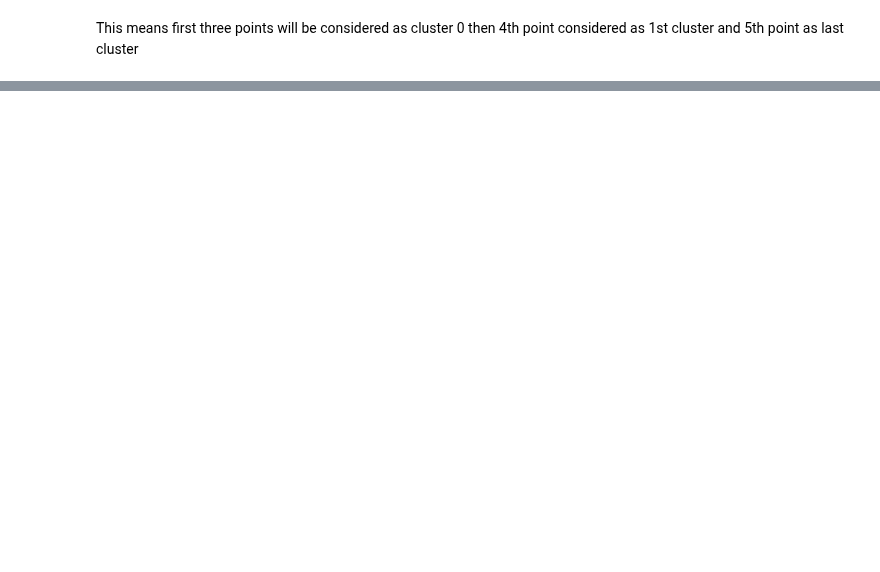
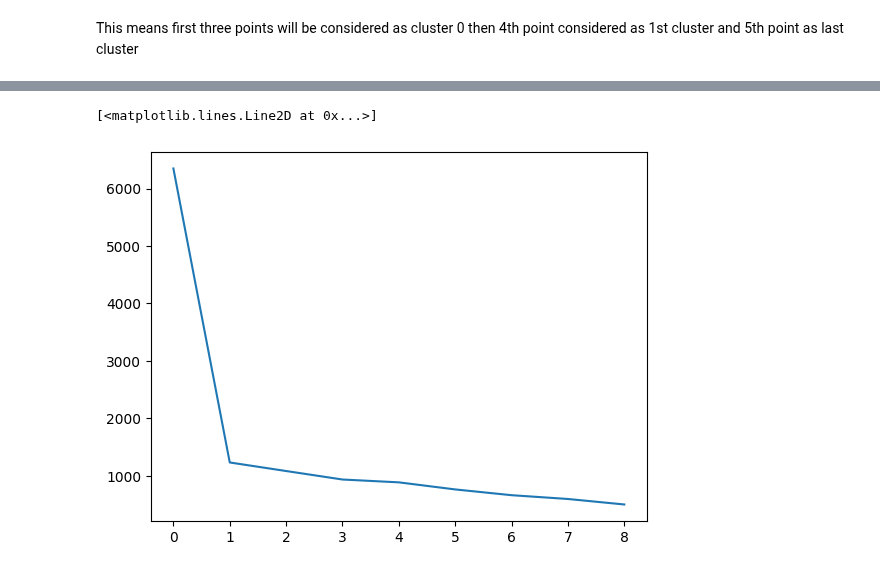
Before and after one commit to FairozAhmadSheikh/ML_bootcamp, a Jupyter notebook: Implementation/Clustering.ipynb, the cells around one changed output, grey strips where cells are left out. Saved outputs shown, nothing was run; the diff lists cells and outputs as text; code cells hidden in the pictures; blank space fills up the shorter version.

```diff
--- a/Implementation/Clustering.ipynb
+++ b/Implementation/Clustering.ipynb
@@ -29,0 +105,5 @@ datawithlabels
+# %%
+plt.plot(wcss)
+# %% [output]
+[<matplotlib.lines.Line2D at 0x...>]
+[figure, added]
```
Also changed, not shown: parts of 11 cells of this notebook.
